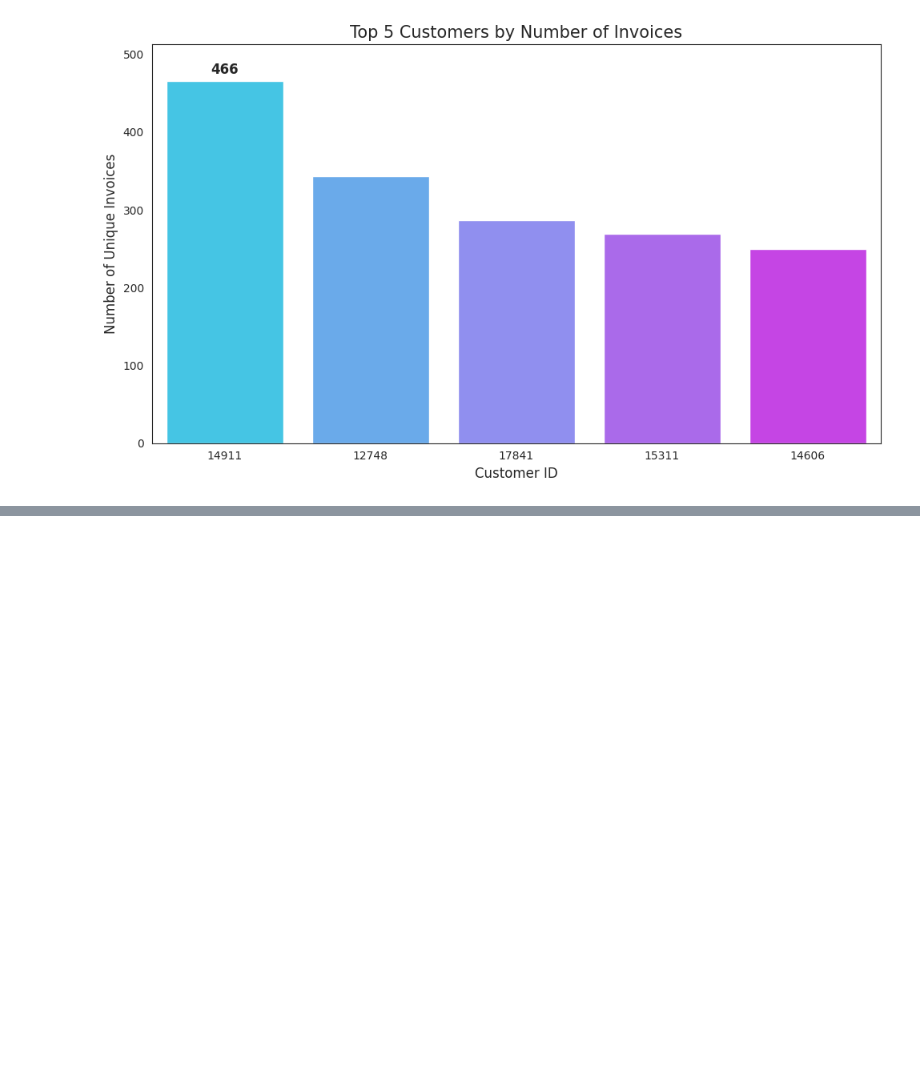
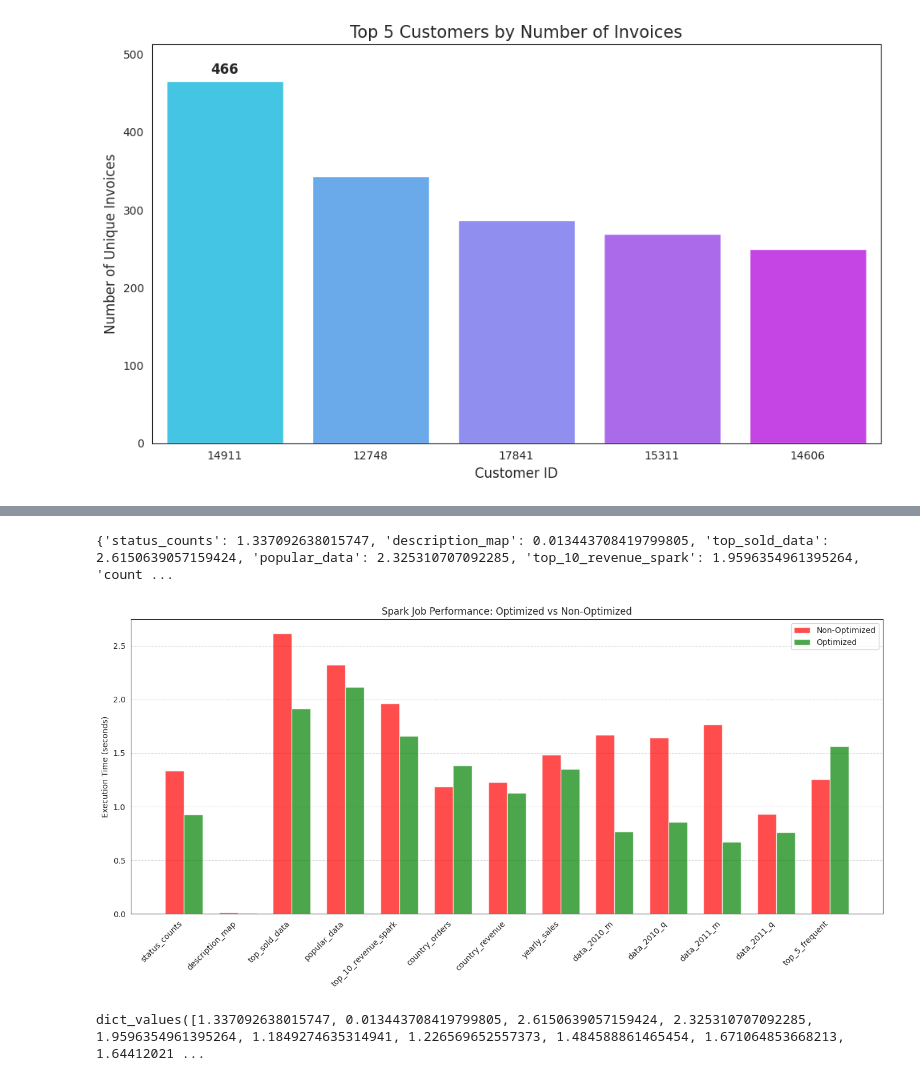
Before and after one commit to MuhammedMahmoud0/Distributed-Data-Analysis-Final-Project, a Jupyter notebook: notebooks/DDA_Final_Project.ipynb, the cells around one changed output, grey strips where cells are left out. Cells and saved outputs as stored; diff of their text form; code cells hidden in the pictures; blank space fills up the shorter version.

```diff
--- a/notebooks/DDA_Final_Project.ipynb
+++ b/notebooks/DDA_Final_Project.ipynb
@@ -680,6 +673,7 @@ plt.show()
 # %% [markdown]
 ### e) Quarterly sales trend for year 2011
 # %%
+data_2011_q_execution_time = time.time()
 sales_2011_q = df_time.select("Year", "Quarter", "Revenue") \
     .filter(F.col("Year") == 2011) \
     .filter(F.col("Quarter").isNotNull()) \
@@ -692,6 +686,7 @@ data_2011_q = sales_2011_q.groupBy("Quarter") \
 
 # Only 4 rows to pandas
 pdf = data_2011_q.toPandas()
+exec_time["data_2011_q"] = time.time() - data_2011_q_execution_time
 
 # Plot
 plt.figure(figsize=(8,5))
@@ -754,18 +749,14 @@ Passing `palette` without assigning `hue` is deprecated and will be removed in v
 ### b) top 5 visiting customers according to number of invoices
 # %%
 # 1. Group by Customer ID and count UNIQUE invoices
-top_5_frequent_df = (
-    df_customer_id
-    .select("Customer ID", "Invoice")  # reduce shuffle payload early
-    .repartition(8,"Customer ID")        # optimize grouping (important for large data)
+top_5_frequent_execution_time = time.time()
+top_5_frequent = (df_customer_id
     .groupBy("Customer ID")
     .agg(F.countDistinct("Invoice").alias("InvoiceCount"))
     .orderBy(F.desc("InvoiceCount"))
     .limit(5)
-)
-
-top_5_frequent = top_5_frequent_df.toPandas()
-
+    .toPandas())
+exec_time["top_5_frequent"] = time.time() - top_5_frequent_execution_time
 # 2. Create the Visual
 plt.figure(figsize=(10, 6))
 sns.set_style("white") # Clean background
@@ -796,0 +808,32 @@ spark.stop()
+# %%
+with open('non_optimized_times.json', 'r') as f:
+    non_optimized_times = json.load(f)
+
+print(non_optimized_times)
+# %% [output]
+{'status_counts': 1.337092638015747, 'description_map': 0.013443708419799805, 'top_sold_data': 2.6150639057159424, 'popular_data': 2.325310707092285, 'top_10_revenue_spark': 1.9596354961395264, 'count ...
+# %%
+optimized_times = exec_time
+# %%
+x = np.arange(len(exec_time))
+width = 0.35
+
+fig, ax = plt.subplots(figsize=(14, 7))
+rects1 = ax.bar(x - width/2, non_optimized_times.values(), width, label='Non-Optimized', color='red', alpha=0.7)
+rects2 = ax.bar(x + width/2, optimized_times.values(), width, label='Optimized', color='green', alpha=0.7)
+
+ax.set_ylabel('Execution Time (seconds)')
+ax.set_title('Spark Job Performance: Optimized vs Non-Optimized')
+ax.set_xticks(x)
+ax.set_xticklabels(exec_time.keys(), rotation=45, ha='right')
+ax.legend()
+ax.grid(axis='y', linestyle='--', alpha=0.7)
+
+plt.tight_layout()
+plt.show()
+# %% [output]
+[figure, added]
+# %%
+non_optimized_times.values()
+# %% [output]
+dict_values([1.337092638015747, 0.013443708419799805, 2.6150639057159424, 2.325310707092285, 1.9596354961395264, 1.1849274635314941, 1.226569652557373, 1.484588861465454, 1.671064853668213, 1.64412021 ...
```
Also changed, not shown: parts of 24 cells of this notebook, 2 other files.
